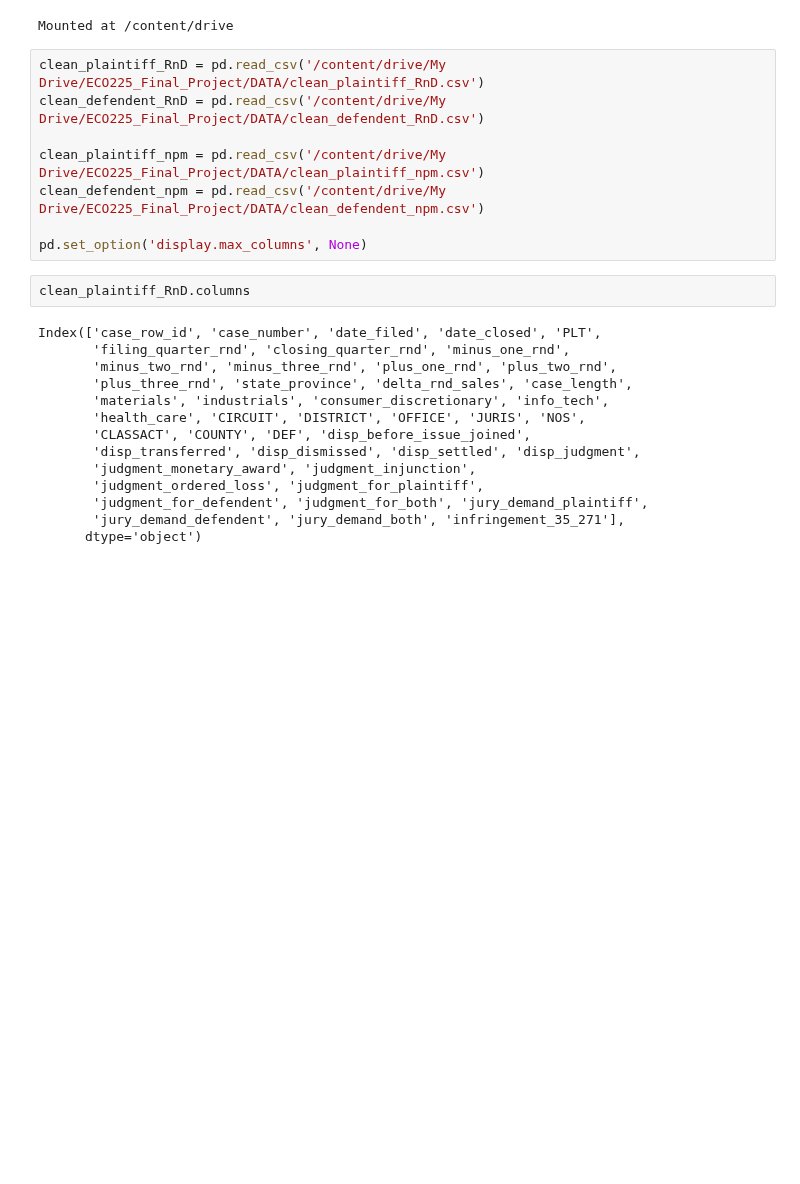
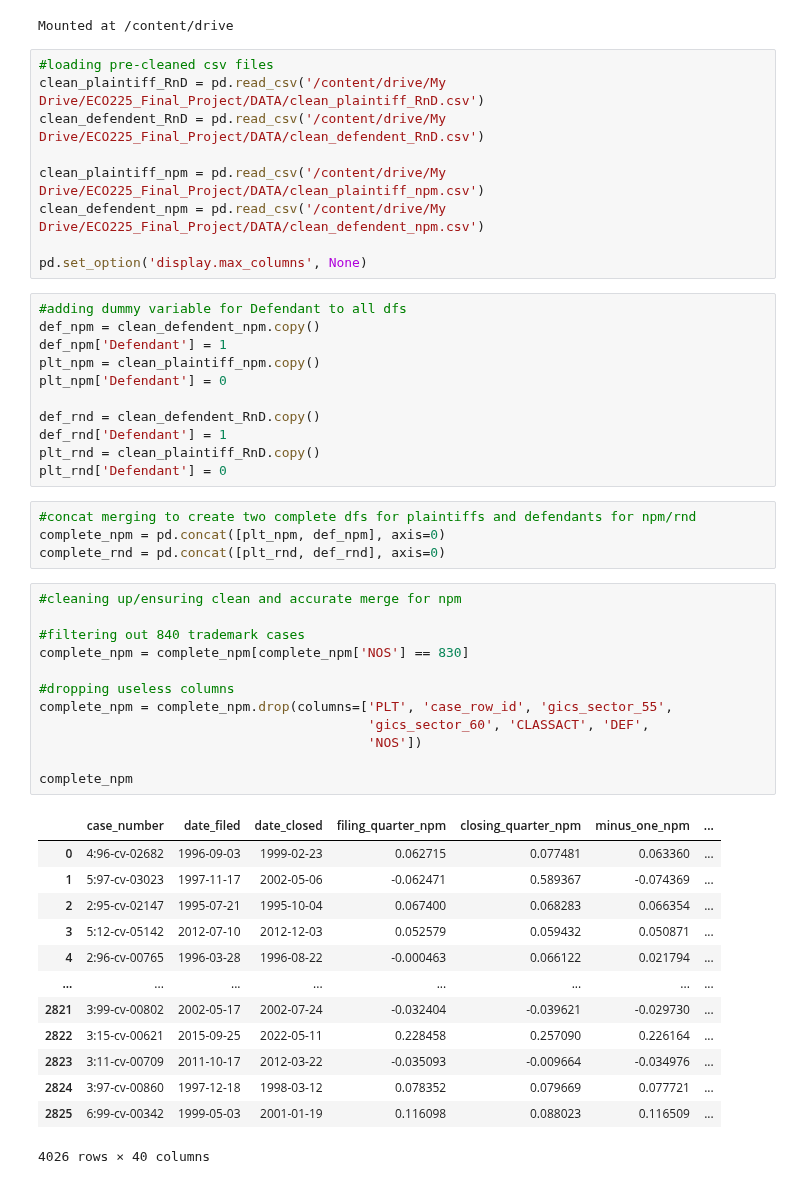
Before and after one commit to Sai0472003/PatentLitigation_Impact, a Jupyter notebook: Causal_Inference.ipynb, the cells around one changed output. Drawn from its saved outputs; the diff is of its cells as text; blank space fills up the shorter version.

```diff
--- a/Causal_Inference.ipynb
+++ b/Causal_Inference.ipynb
@@ -13,6 +13,7 @@ drive.mount('/content/drive')
 # %% [output]
 Mounted at /content/drive
 # %%
+#loading pre-cleaned csv files
 clean_plaintiff_RnD = pd.read_csv('/content/drive/My Drive/ECO225_Final_Project/DATA/clean_plaintiff_RnD.csv')
 clean_defendent_RnD = pd.read_csv('/content/drive/My Drive/ECO225_Final_Project/DATA/clean_defendent_RnD.csv')
 
@@ -20,19 +21,44 @@ clean_plaintiff_npm = pd.read_csv('/content/drive/My Drive/ECO225_Final_Project/
 clean_defendent_npm = pd.read_csv('/content/drive/My Drive/ECO225_Final_Project/DATA/clean_defendent_npm.csv')
 
 pd.set_option('display.max_columns', None)
-# %%
-clean_plaintiff_RnD.columns
-# %% [output]
-Index(['case_row_id', 'case_number', 'date_filed', 'date_closed', 'PLT',
-       'filing_quarter_rnd', 'closing_quarter_rnd', 'minus_one_rnd',
-       'minus_two_rnd', 'minus_three_rnd', 'plus_one_rnd', 'plus_two_rnd',
-       'plus_three_rnd', 'state_province', 'delta_rnd_sales', 'case_length',
-       'materials', 'industrials', 'consumer_discretionary', 'info_tech',
-       'health_care', 'CIRCUIT', 'DISTRICT', 'OFFICE', 'JURIS', 'NOS',
-       'CLASSACT', 'COUNTY', 'DEF', 'disp_before_issue_joined',
-       'disp_transferred', 'disp_dismissed', 'disp_settled', 'disp_judgment',
-       'judgment_monetary_award', 'judgment_injunction',
-       'judgment_ordered_loss', 'judgment_for_plaintiff',
-       'judgment_for_defendent', 'judgment_for_both', 'jury_demand_plaintiff',
-       'jury_demand_defendent', 'jury_demand_both', 'infringement_35_271'],
-      dtype='object')
+# %%
+#adding dummy variable for Defendant to all dfs
+def_npm = clean_defendent_npm.copy()
+def_npm['Defendant'] = 1
+plt_npm = clean_plaintiff_npm.copy()
+plt_npm['Defendant'] = 0
+
+def_rnd = clean_defendent_RnD.copy()
+def_rnd['Defendant'] = 1
+plt_rnd = clean_plaintiff_RnD.copy()
+plt_rnd['Defendant'] = 0
+# %%
+#concat merging to create two complete dfs for plaintiffs and defendants for npm/rnd
+complete_npm = pd.concat([plt_npm, def_npm], axis=0)
+complete_rnd = pd.concat([plt_rnd, def_rnd], axis=0)
+# %%
+#cleaning up/ensuring clean and accurate merge for npm
+
+#filtering out 840 trademark cases
+complete_npm = complete_npm[complete_npm['NOS'] == 830]
+
+#dropping useless columns
+complete_npm = complete_npm.drop(columns=['PLT', 'case_row_id', 'gics_sector_55',
+                                          'gics_sector_60', 'CLASSACT', 'DEF',
+                                          'NOS'])
+
+complete_npm
+# %% [output]
+|  | case_number | date_filed | date_closed | filing_quarter_npm | closing_quarter_npm | minus_one_npm | ... |
+| 0 | 4:96-cv-02682 | 1996-09-03 | 1999-02-23 | 0.062715 | 0.077481 | 0.063360 | ... |
+| 1 | 5:97-cv-03023 | 1997-11-17 | 2002-05-06 | -0.062471 | 0.589367 | -0.074369 | ... |
+| 2 | 2:95-cv-02147 | 1995-07-21 | 1995-10-04 | 0.067400 | 0.068283 | 0.066354 | ... |
+| 3 | 5:12-cv-05142 | 2012-07-10 | 2012-12-03 | 0.052579 | 0.059432 | 0.050871 | ... |
+| 4 | 2:96-cv-00765 | 1996-03-28 | 1996-08-22 | -0.000463 | 0.066122 | 0.021794 | ... |
+| ... | ... | ... | ... | ... | ... | ... | ... |
+| 2821 | 3:99-cv-00802 | 2002-05-17 | 2002-07-24 | -0.032404 | -0.039621 | -0.029730 | ... |
+| 2822 | 3:15-cv-00621 | 2015-09-25 | 2022-05-11 | 0.228458 | 0.257090 | 0.226164 | ... |
+| 2823 | 3:11-cv-00709 | 2011-10-17 | 2012-03-22 | -0.035093 | -0.009664 | -0.034976 | ... |
+| 2824 | 3:97-cv-00860 | 1997-12-18 | 1998-03-12 | 0.078352 | 0.079669 | 0.077721 | ... |
+| 2825 | 6:99-cv-00342 | 1999-05-03 | 2001-01-19 | 0.116098 | 0.088023 | 0.116509 | ... |
+4026 rows × 40 columns
```
Also changed, not shown: parts of 8 cells of this notebook.
